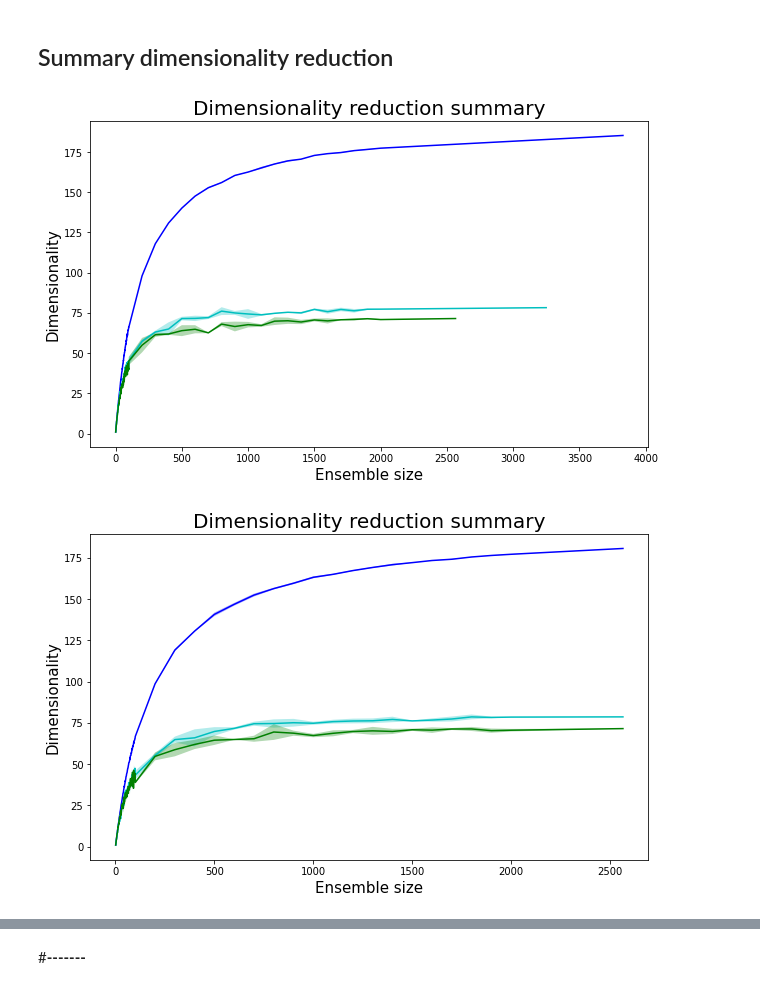
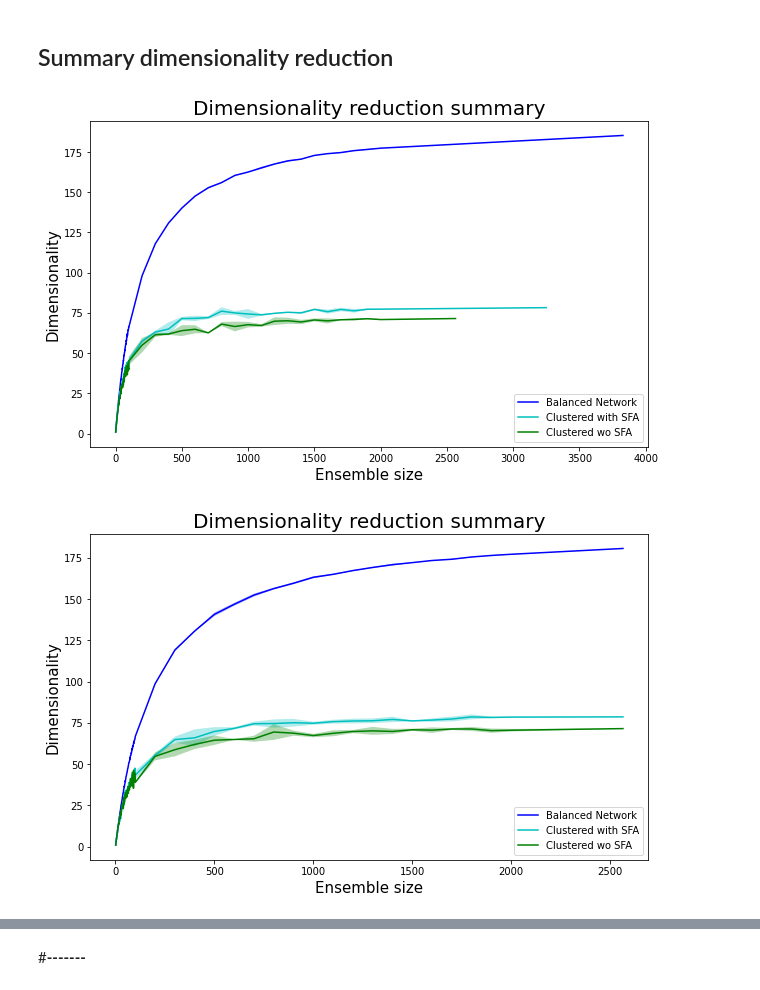
Before and after one commit to LeyloJohnny/Computational-Neuroscience, a Jupyter notebook: Dimensionality_reduction.ipynb, the cells around one changed output, grey strips where cells are left out. Saved outputs shown, nothing was run; the diff lists cells and outputs as text; code cells hidden in the pictures.

Commit message:
Added legend to plots

```diff
--- a/Dimensionality_reduction.ipynb
+++ b/Dimensionality_reduction.ipynb
@@ -744,33 +744,34 @@ for dataset in range(len(dataset_dimensionalities) + 1):
 
 
   #define figure fig with a certain size
   fig = plt.figure(figsize = (10,6))
   #define axis, two axis, index position = 1
   ax = fig.add_subplot(1,1,1)
   #set labels and title of figure
   ax.set_xlabel('Ensemble size', fontsize = 15)
   ax.set_ylabel('Dimensionality', fontsize = 15)
   ax.set_title('Dimensionality reduction summary', fontsize = 20)
 
   #define colors for different models
   colors = ['b', 'c', 'g']
 
   #for tuple of target and color: (target, color)
   for model in range(len(models)):
     #get lists of all means and standard deviations
     all_means = [x[0] for x in all_dimensionality[model]]
     all_std = [x[1] for x in all_dimensionality[model]]
 
     #calculate positive and negative error
     pos_err = list(map(add, all_means, all_std))
     neg_err = list(map(sub, all_means, all_std))
 
     #plot the data
-    ax.plot(all_steps[model], all_means, color = colors[model])
+    ax.plot(all_steps[model], all_means, color = colors[model], label = model_names[model])
     #fill area of positive and negative errors
     ax.fill_between(all_steps[model], pos_err, neg_err, facecolor = colors[model], alpha=0.3)
+    plt.legend(loc = "lower right")
     if dataset == 2:
       plt.yscale("log")
 # %% [output]
-[figure, old version]
+[figure, new version]
-[figure, old version]
+[figure, new version]
```
Also changed, not shown: parts of 1 cell of this notebook.
